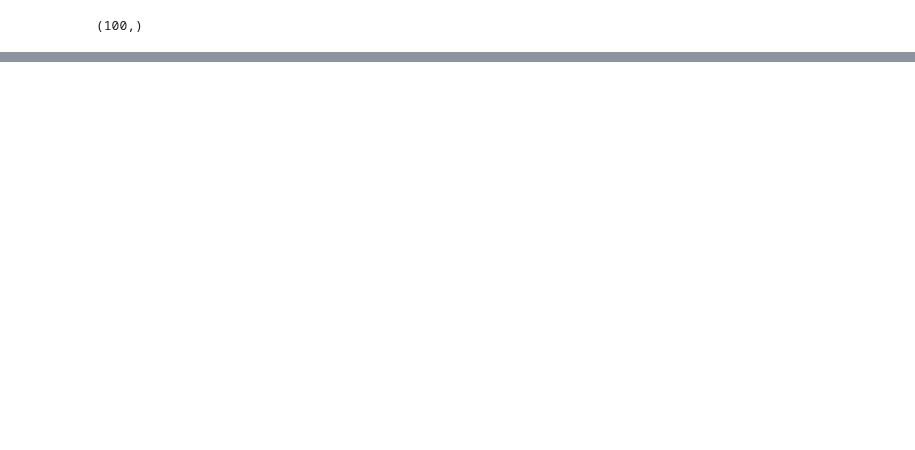
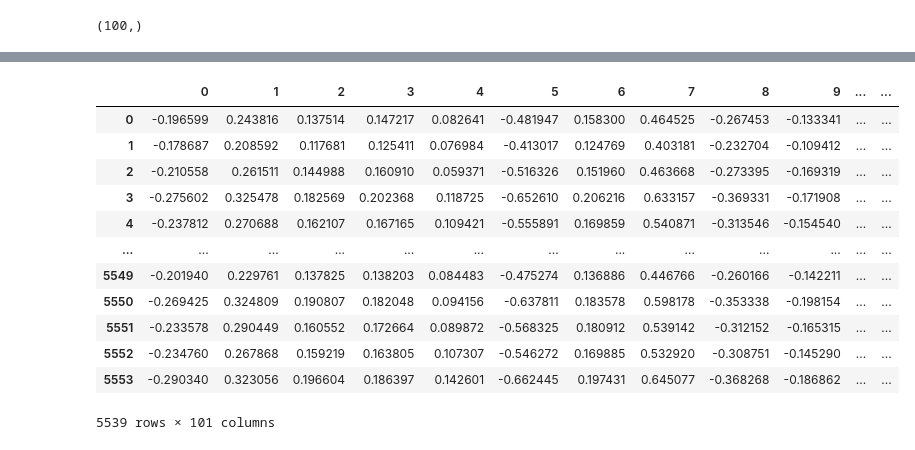
Before and after one commit to SEAFARI/ml, a Jupyter notebook: NLP/spam_ham_word2vec.ipynb, the cells around one changed output, grey strips where cells are left out. Cells and saved outputs as stored; diff of their text form; code cells hidden in the pictures; blank space fills up the shorter version.

Commit message:
Add spam ham classification using word2vec

```diff
--- a/NLP/spam_ham_word2vec.ipynb
+++ b/NLP/spam_ham_word2vec.ipynb
@@ -172,0 +292,5 @@ model.wv['good'].shape
+# %%
+## Dependent Features
+## Output Features
+y = df[list(map(lambda x: len(x)>0 ,corpus))]
+y = (y['labels'] == 'spam').astype(int)
@@ -172,0 +322,6 @@ model.wv['good'].shape
+# %%
+# Accumulate reshaped arrays in a list
+rows = [pd.DataFrame(X_new[i].reshape(1, -1)) for i in range(len(X))]
+
+# Concatenate all DataFrames at once
+df = pd.concat(rows, ignore_index=True)
@@ -172,0 +338,2 @@ model.wv['good'].shape
+# %%
+df['Output']=y
@@ -172,0 +353,2 @@ model.wv['good'].shape
+# %%
+df.dropna(inplace=True)
@@ -172,0 +402,16 @@ model.wv['good'].shape
+# %%
+df
+# %% [output]
+|  | 0 | 1 | 2 | 3 | 4 | 5 | 6 | 7 | 8 | 9 | ... | ... |
+| 0 | -0.196599 | 0.243816 | 0.137514 | 0.147217 | 0.082641 | -0.481947 | 0.158300 | 0.464525 | -0.267453 | -0.133341 | ... | ... |
+| 1 | -0.178687 | 0.208592 | 0.117681 | 0.125411 | 0.076984 | -0.413017 | 0.124769 | 0.403181 | -0.232704 | -0.109412 | ... | ... |
+| 2 | -0.210558 | 0.261511 | 0.144988 | 0.160910 | 0.059371 | -0.516326 | 0.151960 | 0.463668 | -0.273395 | -0.169319 | ... | ... |
+| 3 | -0.275602 | 0.325478 | 0.182569 | 0.202368 | 0.118725 | -0.652610 | 0.206216 | 0.633157 | -0.369331 | -0.171908 | ... | ... |
+| 4 | -0.237812 | 0.270688 | 0.162107 | 0.167165 | 0.109421 | -0.555891 | 0.169859 | 0.540871 | -0.313546 | -0.154540 | ... | ... |
+| ... | ... | ... | ... | ... | ... | ... | ... | ... | ... | ... | ... | ... |
+| 5549 | -0.201940 | 0.229761 | 0.137825 | 0.138203 | 0.084483 | -0.475274 | 0.136886 | 0.446766 | -0.260166 | -0.142211 | ... | ... |
+| 5550 | -0.269425 | 0.324809 | 0.190807 | 0.182048 | 0.094156 | -0.637811 | 0.183578 | 0.598178 | -0.353338 | -0.198154 | ... | ... |
+| 5551 | -0.233578 | 0.290449 | 0.160552 | 0.172664 | 0.089872 | -0.568325 | 0.180912 | 0.539142 | -0.312152 | -0.165315 | ... | ... |
+| 5552 | -0.234760 | 0.267868 | 0.159219 | 0.163805 | 0.107307 | -0.546272 | 0.169885 | 0.532920 | -0.308751 | -0.145290 | ... | ... |
+| 5553 | -0.290340 | 0.323056 | 0.196604 | 0.186397 | 0.142601 | -0.662445 | 0.197431 | 0.645077 | -0.368268 | -0.186862 | ... | ... |
+5539 rows × 101 columns
```
Also changed, not shown: parts of 40 cells of this notebook.
